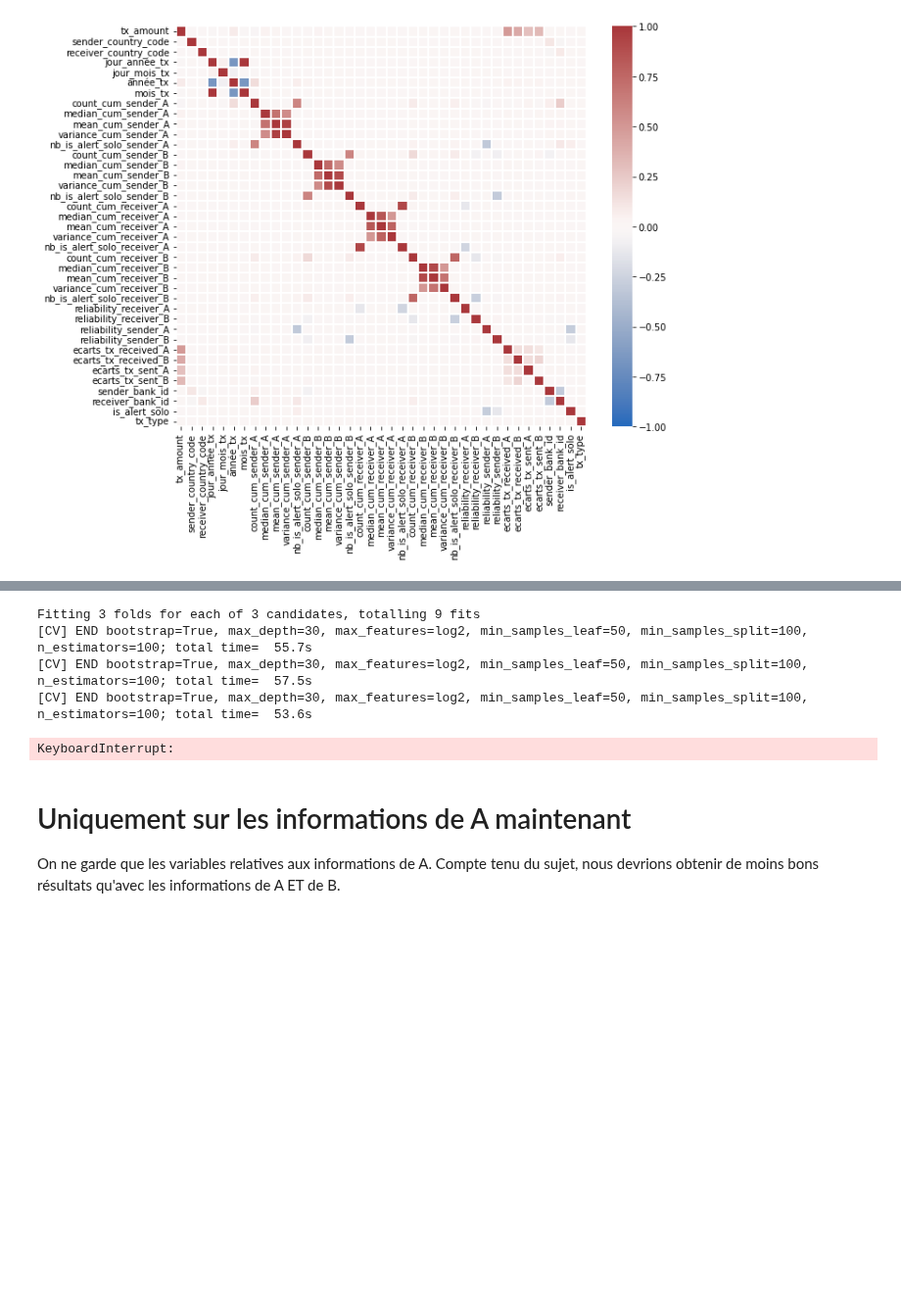
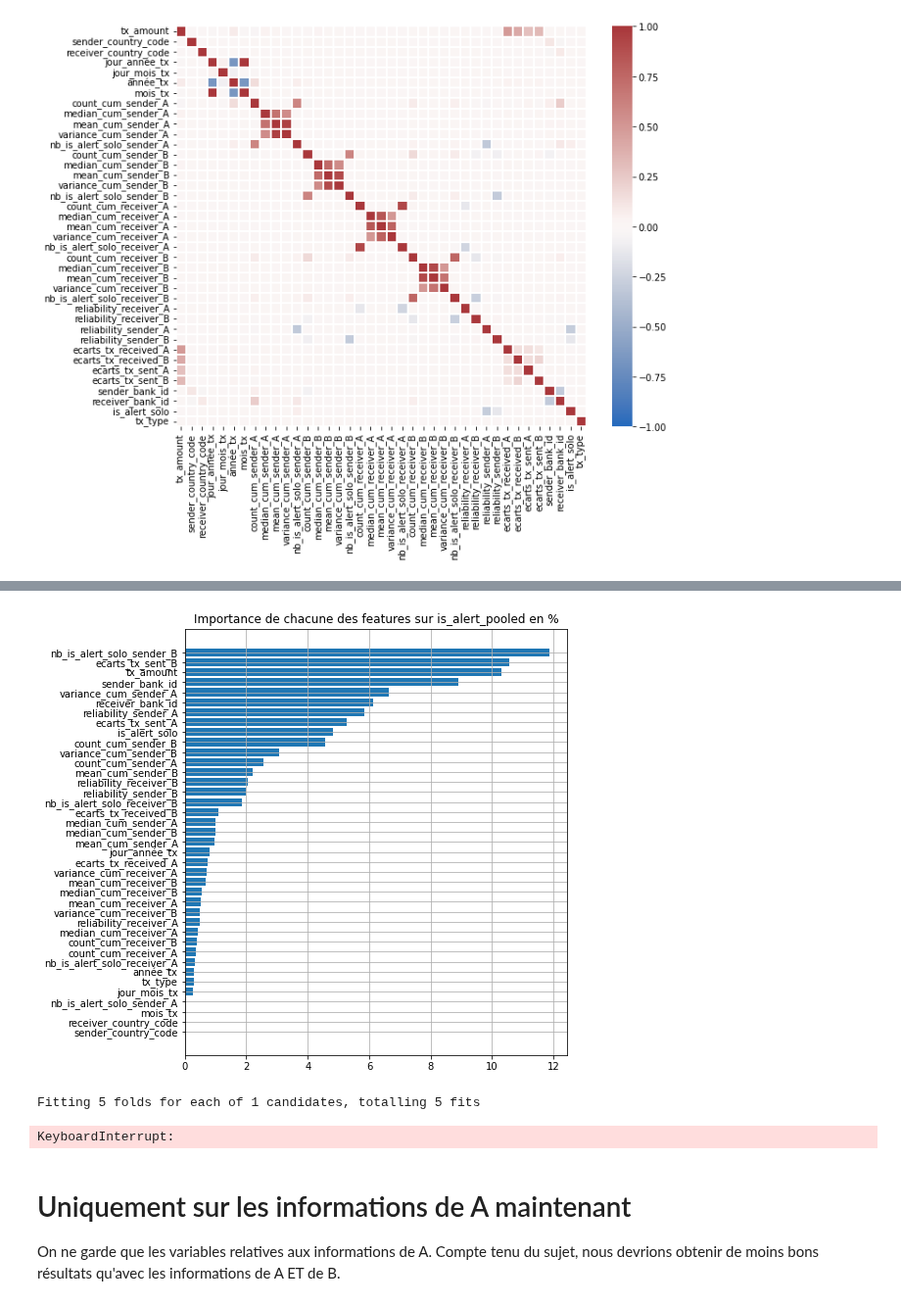
Before and after one commit to CorentinPernot/Statapp, a Jupyter notebook: Notebook/modé.ipynb, the cells around one changed output, grey strips where cells are left out. Shown at 98% size. Cells and saved outputs as stored; diff of their text form; code cells hidden in the pictures; blank space fills up the shorter version.

```diff
--- a/Notebook/modé.ipynb
+++ b/Notebook/modé.ipynb
@@ -402,3 +435,19 @@ plt.show()
+# %%
+#XGB
+importances = model.feature_importances_
+
+indices = np.argsort(importances)
+
+
+fig, ax = plt.subplots(figsize=(7,8))
+ax.barh(range(len(importances)), importances[indices]*100)
+ax.set_yticks(range(len(importances)), colors='royalblue')
+_ = ax.set_yticklabels(np.array(X_t.columns)[indices])
+plt.grid()
+plt.title("Importance de chacune des features sur is_alert_pooled en %")
+plt.show()
+# %% [output]
+[figure, added]
 # %%
 from sklearn.model_selection import RandomizedSearchCV
 from sklearn.model_selection import GridSearchCV
@@ -446,15 +495,12 @@ clf=RandomForestClassifier(random_state=1)
 # On essaie n_itre tirages différents pour les paramètres
 
 search= RandomizedSearchCV(estimator = clf, param_distributions = param_grid,
-                                n_iter = 3, cv = 3, verbose=2, random_state=1, n_jobs = -1,scoring=f1)
+                                n_iter = 1, cv = None, verbose=2, random_state=1, n_jobs = -1,scoring=f1)
 #On va tester des modèles différents, chacun d'entre eux aura des paramètres séléctionnés au hasard parmi ceux de
 #param_grid. On choisit le f1 comme score à maximiser.
 search.fit(X_train,y_train)
 # %% [output]
-Fitting 3 folds for each of 3 candidates, totalling 9 fits
-[CV] END bootstrap=True, max_depth=30, max_features=log2, min_samples_leaf=50, min_samples_split=100, n_estimators=100; total time=  55.7s
-[CV] END bootstrap=True, max_depth=30, max_features=log2, min_samples_leaf=50, min_samples_split=100, n_estimators=100; total time=  57.5s
-[CV] END bootstrap=True, max_depth=30, max_features=log2, min_samples_leaf=50, min_samples_split=100, n_estimators=100; total time=  53.6s
+Fitting 5 folds for each of 1 candidates, totalling 5 fits
 KeyboardInterrupt:
 # %%
 search.best_params_
```
Also changed, not shown: parts of 11 cells of this notebook.
